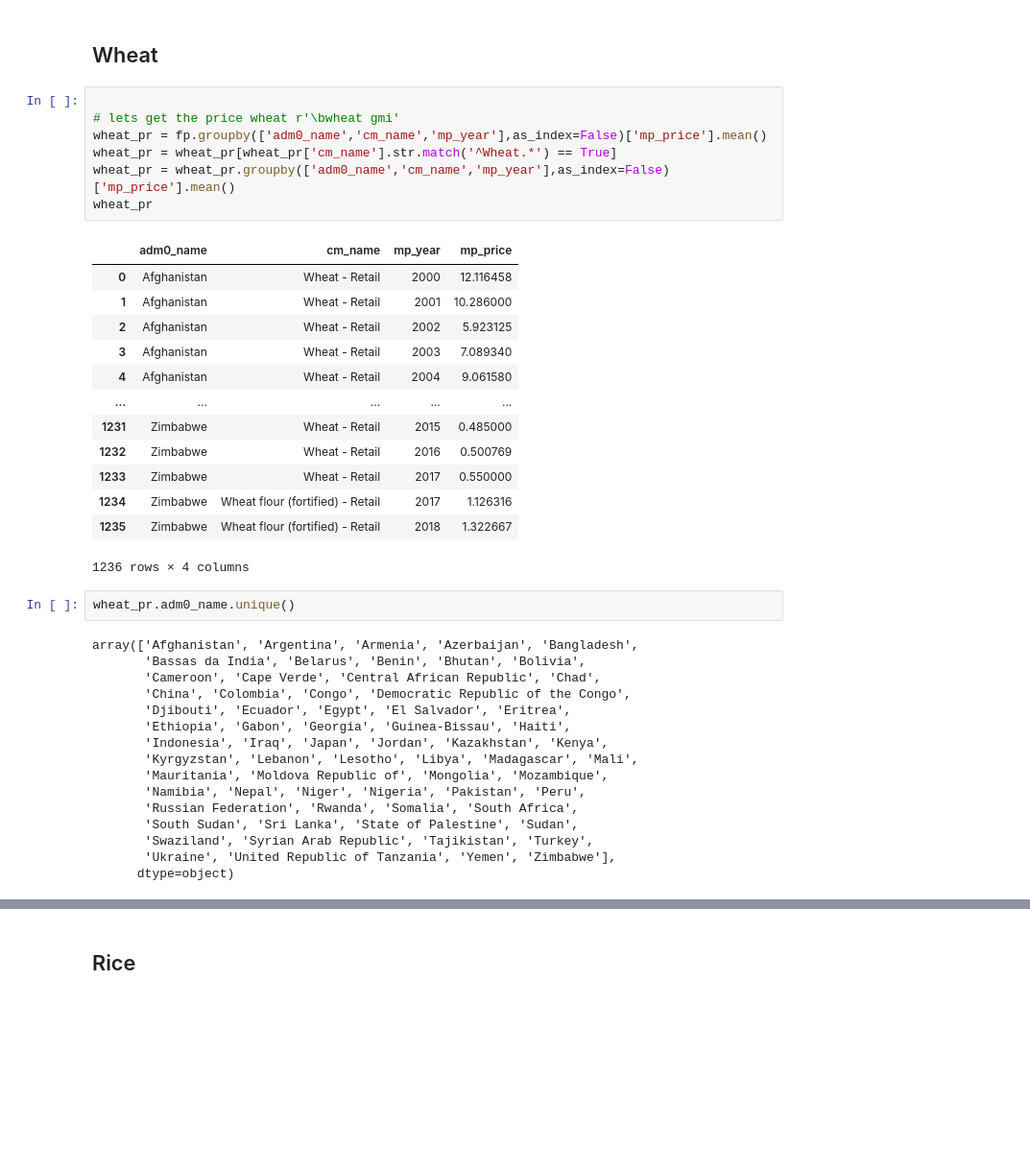
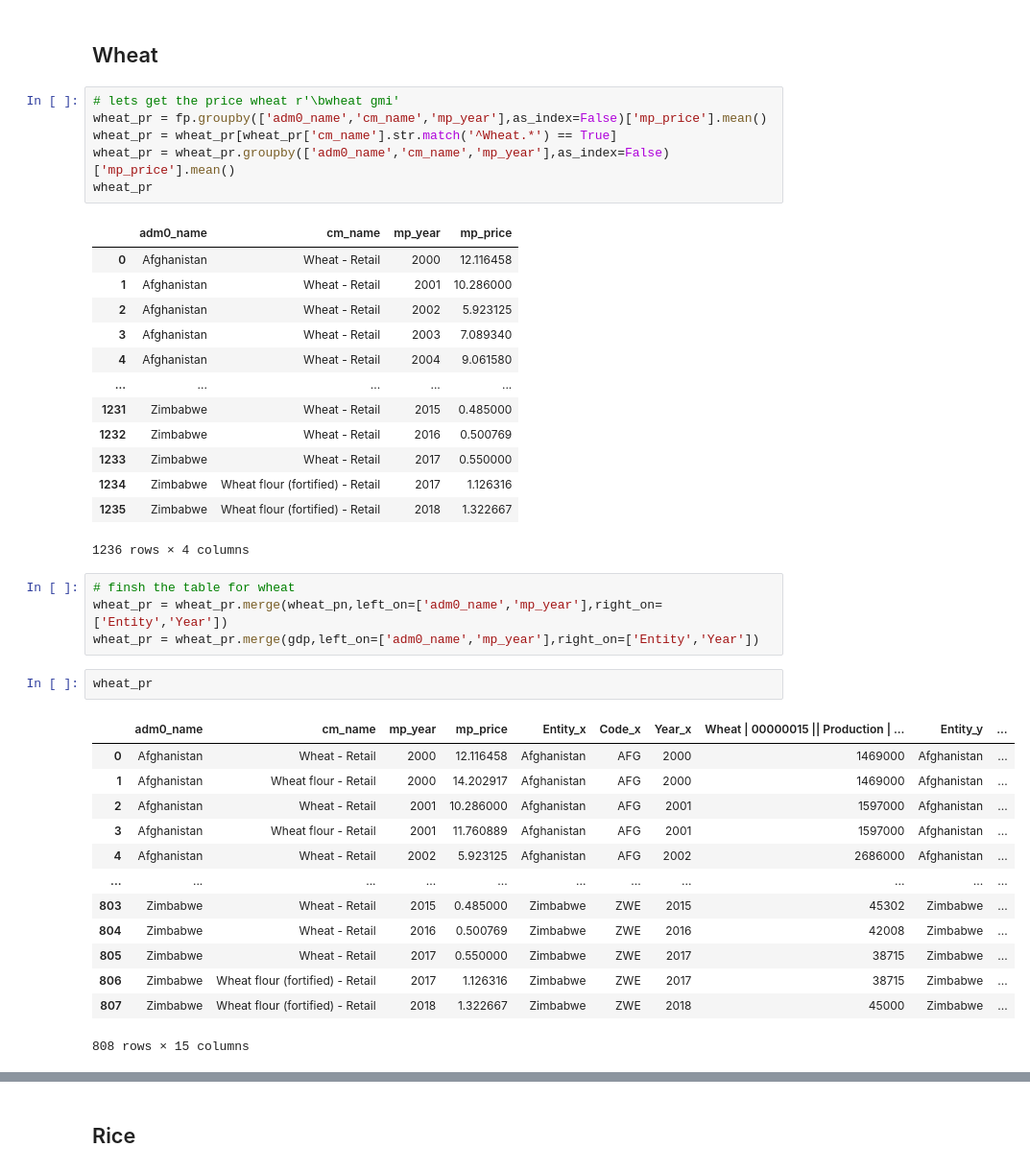
Before and after one commit to roveen001/gfa, a Jupyter notebook: gfa.ipynb, the cells around one changed output, grey strips where cells are left out. Shown at 96% size. Cells and saved outputs as stored; diff of their text form; blank space fills up the shorter version.

```diff
--- a/gfa.ipynb
+++ b/gfa.ipynb
@@ -51,7 +42,6 @@ Warning: total number of rows (2050638) exceeds max_rows (20000). Limiting to fi
 # %% [markdown]
 ## Wheat
 # %%
-
 # lets get the price wheat r'\bwheat gmi'
 wheat_pr = fp.groupby(['adm0_name','cm_name','mp_year'],as_index=False)['mp_price'].mean()
 wheat_pr = wheat_pr[wheat_pr['cm_name'].str.match('^Wheat.*') == True]
@@ -71,21 +61,23 @@ wheat_pr
 | 1234 | Zimbabwe | Wheat flour (fortified) - Retail | 2017 | 1.126316 |
 | 1235 | Zimbabwe | Wheat flour (fortified) - Retail | 2018 | 1.322667 |
 1236 rows × 4 columns
+# %%
+# finsh the table for wheat
+wheat_pr = wheat_pr.merge(wheat_pn,left_on=['adm0_name','mp_year'],right_on=['Entity','Year'])
+wheat_pr = wheat_pr.merge(gdp,left_on=['adm0_name','mp_year'],right_on=['Entity','Year'])
 # %%
-wheat_pr.adm0_name.unique()
+wheat_pr
 # %% [output]
+|  | adm0_name | cm_name | mp_year | mp_price | Entity_x | Code_x | Year_x | Wheat | 00000015 || Production | ... | Entity_y | ... |
+| 0 | Afghanistan | Wheat - Retail | 2000 | 12.116458 | Afghanistan | AFG | 2000 | 1469000 | Afghanistan | ... |
+| 1 | Afghanistan | Wheat flour - Retail | 2000 | 14.202917 | Afghanistan | AFG | 2000 | 1469000 | Afghanistan | ... |
+| 2 | Afghanistan | Wheat - Retail | 2001 | 10.286000 | Afghanistan | AFG | 2001 | 1597000 | Afghanistan | ... |
+| 3 | Afghanistan | Wheat flour - Retail | 2001 | 11.760889 | Afghanistan | AFG | 2001 | 1597000 | Afghanistan | ... |
+| 4 | Afghanistan | Wheat - Retail | 2002 | 5.923125 | Afghanistan | AFG | 2002 | 2686000 | Afghanistan | ... |
+| ... | ... | ... | ... | ... | ... | ... | ... | ... | ... | ... |
+| 803 | Zimbabwe | Wheat - Retail | 2015 | 0.485000 | Zimbabwe | ZWE | 2015 | 45302 | Zimbabwe | ... |
+| 804 | Zimbabwe | Wheat - Retail | 2016 | 0.500769 | Zimbabwe | ZWE | 2016 | 42008 | Zimbabwe | ... |
+| 805 | Zimbabwe | Wheat - Retail | 2017 | 0.550000 | Zimbabwe | ZWE | 2017 | 38715 | Zimbabwe | ... |
+| 806 | Zimbabwe | Wheat flour (fortified) - Retail | 2017 | 1.126316 | Zimbabwe | ZWE | 2017 | 38715 | Zimbabwe | ... |
+| 807 | Zimbabwe | Wheat flour (fortified) - Retail | 2018 | 1.322667 | Zimbabwe | ZWE | 2018 | 45000 | Zimbabwe | ... |
-array(['Afghanistan', 'Argentina', 'Armenia', 'Azerbaijan', 'Bangladesh',
-       'Bassas da India', 'Belarus', 'Benin', 'Bhutan', 'Bolivia',
-       'Cameroon', 'Cape Verde', 'Central African Republic', 'Chad',
-       'China', 'Colombia', 'Congo', 'Democratic Republic of the Congo',
-       'Djibouti', 'Ecuador', 'Egypt', 'El Salvador', 'Eritrea',
-       'Ethiopia', 'Gabon', 'Georgia', 'Guinea-Bissau', 'Haiti',
-       'Indonesia', 'Iraq', 'Japan', 'Jordan', 'Kazakhstan', 'Kenya',
-       'Kyrgyzstan', 'Lebanon', 'Lesotho', 'Libya', 'Madagascar', 'Mali',
-       'Mauritania', 'Moldova Republic of', 'Mongolia', 'Mozambique',
-       'Namibia', 'Nepal', 'Niger', 'Nigeria', 'Pakistan', 'Peru',
-       'Russian Federation', 'Rwanda', 'Somalia', 'South Africa',
-       'South Sudan', 'Sri Lanka', 'State of Palestine', 'Sudan',
-       'Swaziland', 'Syrian Arab Republic', 'Tajikistan', 'Turkey',
-       'Ukraine', 'United Republic of Tanzania', 'Yemen', 'Zimbabwe'],
-      dtype=object)
+808 rows × 15 columns
```
Also changed, not shown: parts of 17 cells of this notebook.
